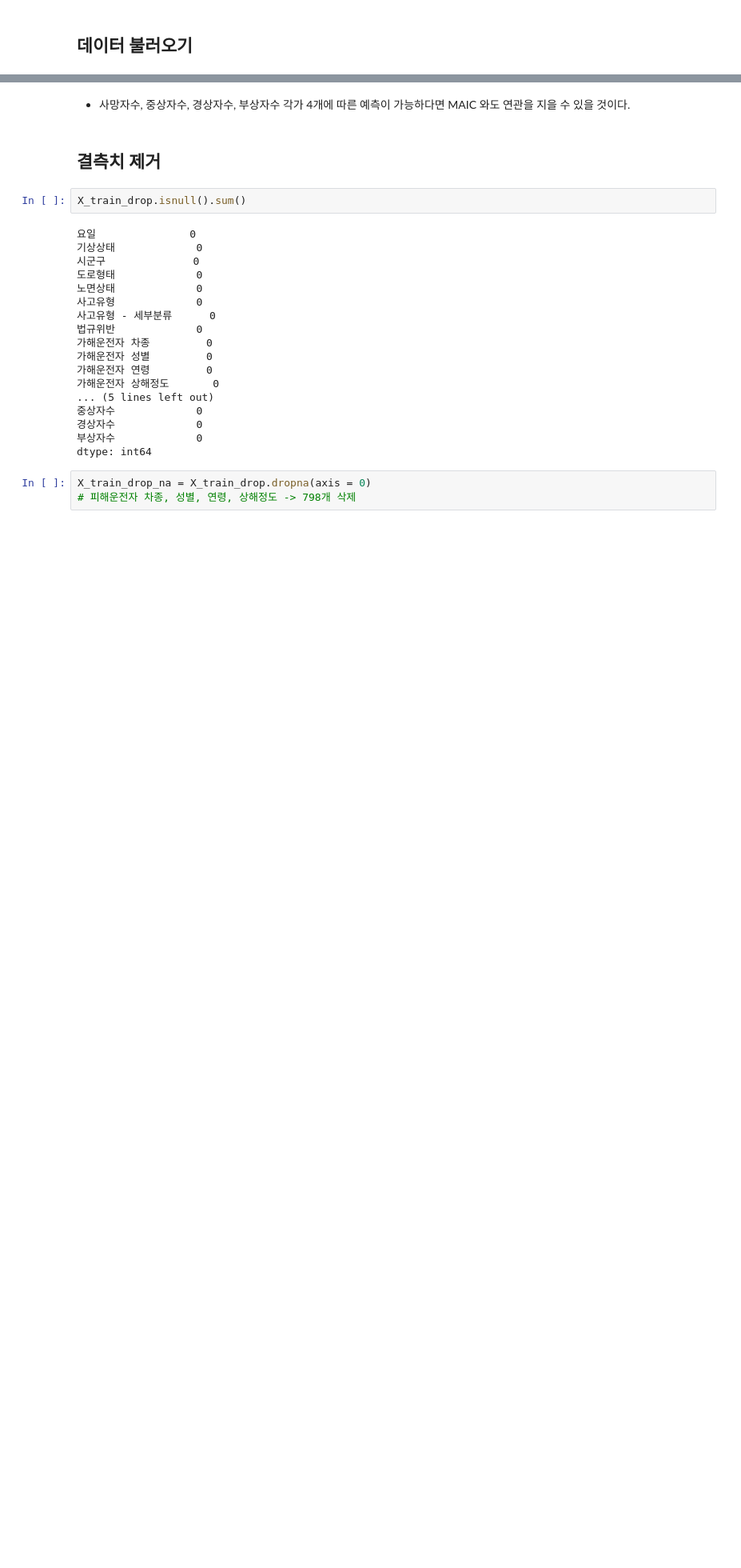
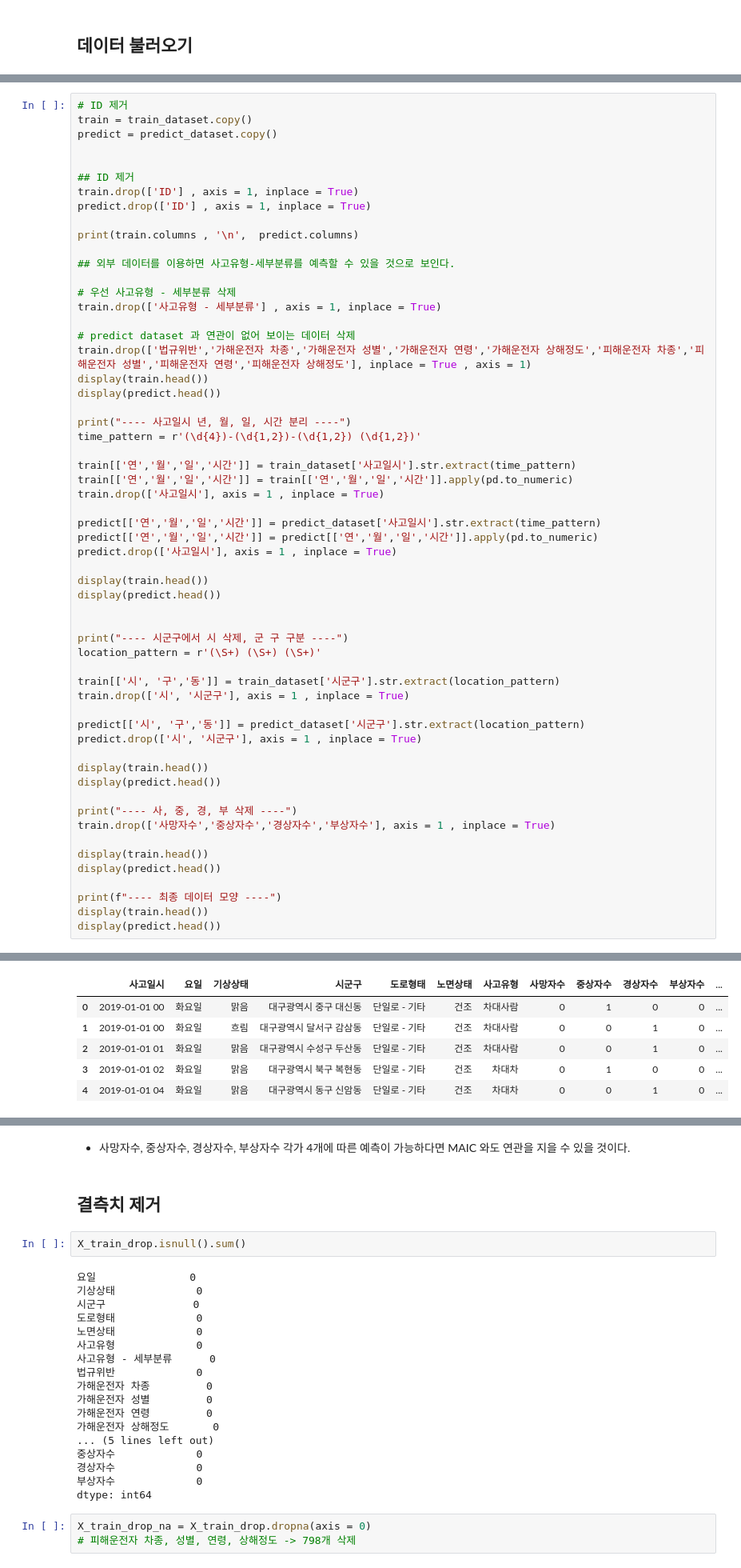
Before and after one commit to nonsignal007/Daegu_carAccident, a Jupyter notebook: dacon.ipynb, the cells around one changed output, grey strips where cells are left out. Shown at 80% size. Cells and saved outputs as stored; diff of their text form; blank space fills up the shorter version.

```diff
--- a/dacon.ipynb
+++ b/dacon.ipynb
@@ -59,0 +73,59 @@ X_train_drop.head()
+# %%
+# ID 제거
+train = train_dataset.copy()
+predict = predict_dataset.copy()
+
+
+## ID 제거
+train.drop(['ID'] , axis = 1, inplace = True)
+predict.drop(['ID'] , axis = 1, inplace = True)
+
+print(train.columns , '\n',  predict.columns)
+
+## 외부 데이터를 이용하면 사고유형-세부분류를 예측할 수 있을 것으로 보인다.
+
+# 우선 사고유형 - 세부분류 삭제
+train.drop(['사고유형 - 세부분류'] , axis = 1, inplace = True)
+
+# predict dataset 과 연관이 없어 보이는 데이터 삭제
+train.drop(['법규위반','가해운전자 차종','가해운전자 성별','가해운전자 연령','가해운전자 상해정도','피해운전자 차종','피해운전자 성별','피해운전자 연령','피해운전자 상해정도'], inplace = True , axis = 1)
+display(train.head())
+display(predict.head())
+
+print("---- 사고일시 년, 월, 일, 시간 분리 ----")
+time_pattern = r'(\d{4})-(\d{1,2})-(\d{1,2}) (\d{1,2})'
+
+train[['연','월','일','시간']] = train_dataset['사고일시'].str.extract(time_pattern)
+train[['연','월','일','시간']] = train[['연','월','일','시간']].apply(pd.to_numeric)
+train.drop(['사고일시'], axis = 1 , inplace = True)
+
+predict[['연','월','일','시간']] = predict_dataset['사고일시'].str.extract(time_pattern)
+predict[['연','월','일','시간']] = predict[['연','월','일','시간']].apply(pd.to_numeric)
+predict.drop(['사고일시'], axis = 1 , inplace = True)
+
+display(train.head())
+display(predict.head())
+
+
+print("---- 시군구에서 시 삭제, 군 구 구분 ----")
+location_pattern = r'(\S+) (\S+) (\S+)'
+
+train[['시', '구','동']] = train_dataset['시군구'].str.extract(location_pattern)
+train.drop(['시', '시군구'], axis = 1 , inplace = True)
+
+predict[['시', '구','동']] = predict_dataset['시군구'].str.extract(location_pattern)
+predict.drop(['시', '시군구'], axis = 1 , inplace = True)
+
+display(train.head())
+display(predict.head())
+
+print("---- 사, 중, 경, 부 삭제 ----")
+train.drop(['사망자수','중상자수','경상자수','부상자수'], axis = 1 , inplace = True)
+
+display(train.head())
+display(predict.head())
+
+print(f"---- 최종 데이터 모양 ----")
+display(train.head())
+display(predict.head())
+# %% [output]
@@ -59,0 +138,6 @@ X_train_drop.head()
+|  | 사고일시 | 요일 | 기상상태 | 시군구 | 도로형태 | 노면상태 | 사고유형 | 사망자수 | 중상자수 | 경상자수 | 부상자수 | ... |
+| 0 | 2019-01-01 00 | 화요일 | 맑음 | 대구광역시 중구 대신동 | 단일로 - 기타 | 건조 | 차대사람 | 0 | 1 | 0 | 0 | ... |
+| 1 | 2019-01-01 00 | 화요일 | 흐림 | 대구광역시 달서구 감삼동 | 단일로 - 기타 | 건조 | 차대사람 | 0 | 0 | 1 | 0 | ... |
+| 2 | 2019-01-01 01 | 화요일 | 맑음 | 대구광역시 수성구 두산동 | 단일로 - 기타 | 건조 | 차대사람 | 0 | 0 | 1 | 0 | ... |
+| 3 | 2019-01-01 02 | 화요일 | 맑음 | 대구광역시 북구 복현동 | 단일로 - 기타 | 건조 | 차대차 | 0 | 1 | 0 | 0 | ... |
+| 4 | 2019-01-01 04 | 화요일 | 맑음 | 대구광역시 동구 신암동 | 단일로 - 기타 | 건조 | 차대차 | 0 | 0 | 1 | 0 | ... |
```
Also changed, not shown: parts of 19 cells of this notebook.
